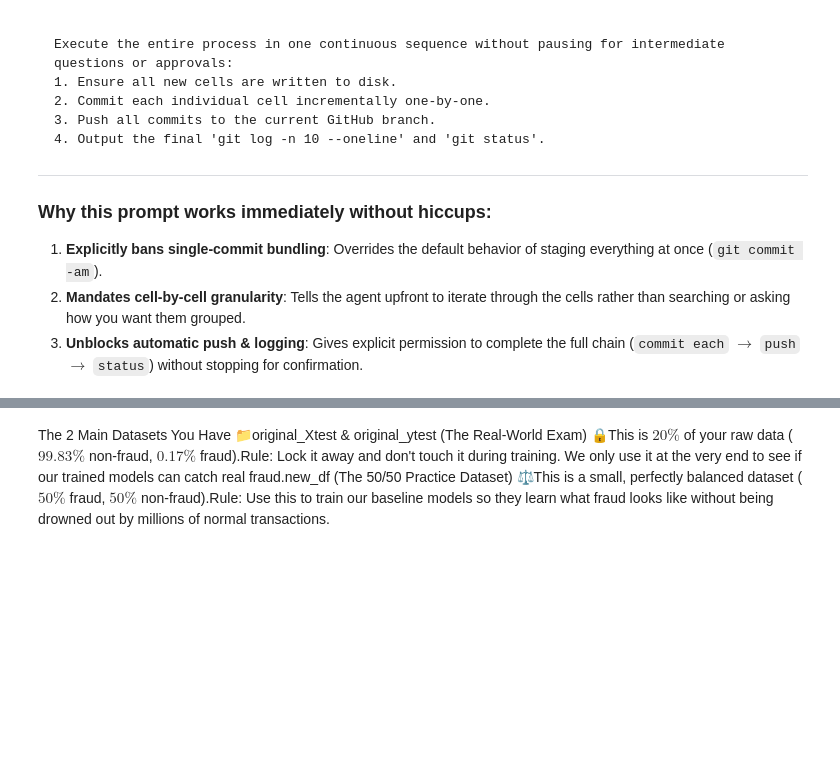
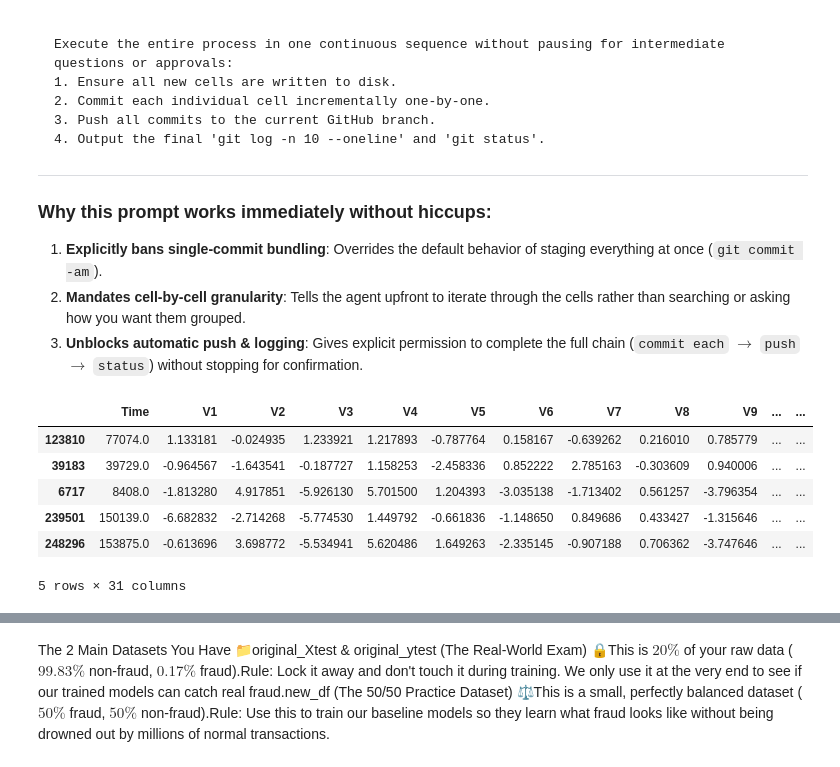
Before and after one commit to aliallam123/credit-card-fraud-detection, a Jupyter notebook: notebooks/my-notebook.ipynb, the cells around one changed output, grey strips where cells are left out. Cells and saved outputs as stored; diff of their text form; code cells hidden in the pictures; blank space fills up the shorter version.

```diff
--- a/notebooks/my-notebook.ipynb
+++ b/notebooks/my-notebook.ipynb
@@ -323,3 +325,18 @@ Execute the entire process in one continuous sequence without pausing for interm
 1. **Explicitly bans single-commit bundling**: Overrides the default behavior of staging everything at once (`git commit -am`).
 2. **Mandates cell-by-cell granularity**: Tells the agent upfront to iterate through the cells rather than searching or asking how you want them grouped.
 3. **Unblocks automatic push & logging**: Gives explicit permission to complete the full chain (`commit each` $\rightarrow$ `push` $\rightarrow$ `status`) without stopping for confirmation.
+# %%
+train_df = df.iloc[train_index]    # training rows only, already scaled
+fraud_df = train_df.loc[train_df['Class'] == 1]
+non_fraud_df = train_df.loc[train_df['Class'] == 0][:len(fraud_df)]
+normal_distributed_df = pd.concat([fraud_df, non_fraud_df])
+new_df = normal_distributed_df.sample(frac=1, random_state=42)
+new_df.head()
+# %% [output]
+|  | Time | V1 | V2 | V3 | V4 | V5 | V6 | V7 | V8 | V9 | ... | ... |
+| 123810 | 77074.0 | 1.133181 | -0.024935 | 1.233921 | 1.217893 | -0.787764 | 0.158167 | -0.639262 | 0.216010 | 0.785779 | ... | ... |
+| 39183 | 39729.0 | -0.964567 | -1.643541 | -0.187727 | 1.158253 | -2.458336 | 0.852222 | 2.785163 | -0.303609 | 0.940006 | ... | ... |
+| 6717 | 8408.0 | -1.813280 | 4.917851 | -5.926130 | 5.701500 | 1.204393 | -3.035138 | -1.713402 | 0.561257 | -3.796354 | ... | ... |
+| 239501 | 150139.0 | -6.682832 | -2.714268 | -5.774530 | 1.449792 | -0.661836 | -1.148650 | 0.849686 | 0.433427 | -1.315646 | ... | ... |
+| 248296 | 153875.0 | -0.613696 | 3.698772 | -5.534941 | 5.620486 | 1.649263 | -2.335145 | -0.907188 | 0.706362 | -3.747646 | ... | ... |
+5 rows × 31 columns
```
Also changed, not shown: parts of 28 cells of this notebook.
